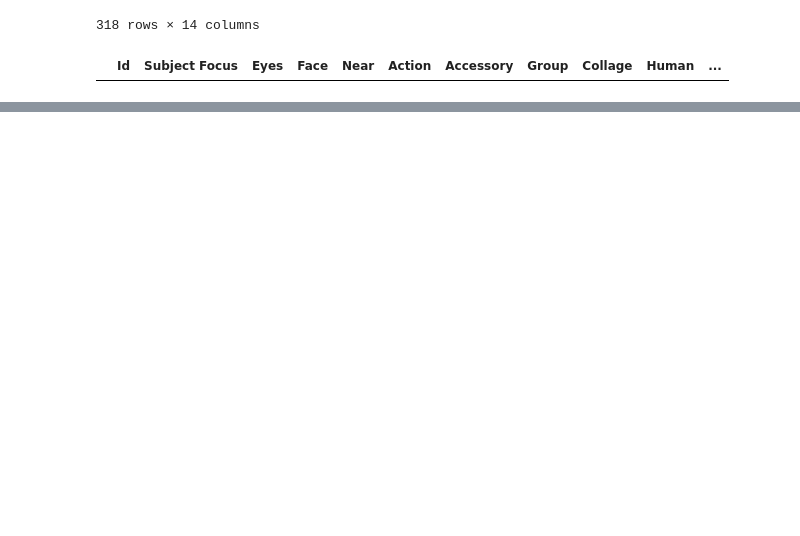
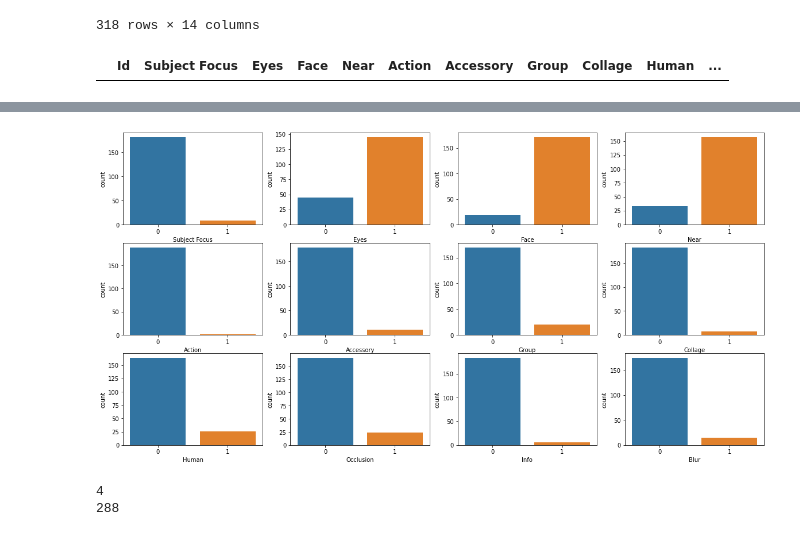
Before and after one commit to duswo3o/2021_DataMining, a Jupyter notebook: code/00. 데이터 열기 및 확인하기.ipynb, the cells around one changed output, grey strips where cells are left out. Cells and saved outputs as stored; diff of their text form; code cells hidden in the pictures; blank space fills up the shorter version.

```diff
--- a/code/00. 데이터 열기 및 확인하기.ipynb
+++ b/code/00. 데이터 열기 및 확인하기.ipynb
@@ -227,0 +248,12 @@ train.loc[train['Pawpularity']==28]
+# %%
+train_21 = train.loc[train['Pawpularity']== 21]
+
+count_Characteristics(train_21)
+# %% [output]
+[figure, added]
+# %%
+print(len(train_1))
+print(len(train_100))
+# %% [output]
+4
+288
```
Also changed, not shown: parts of 7 cells of this notebook.
